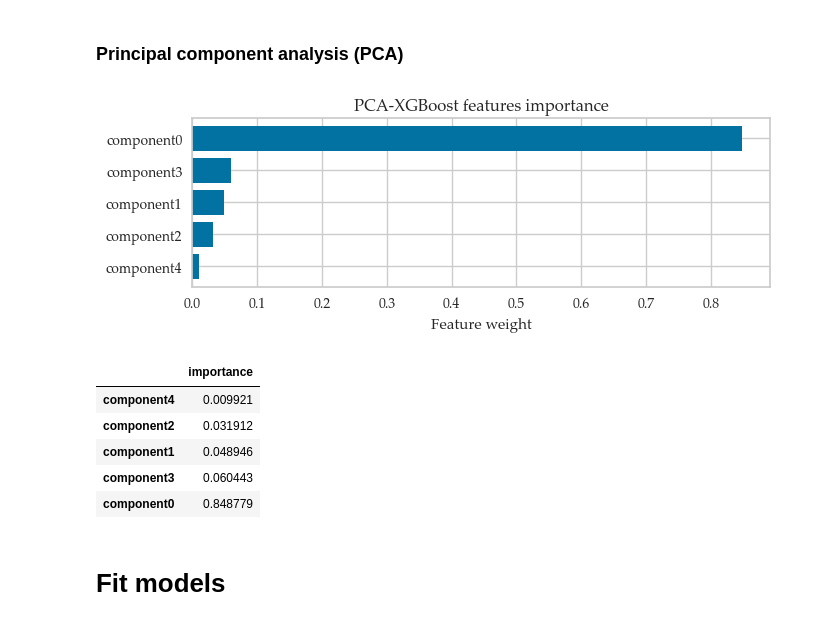
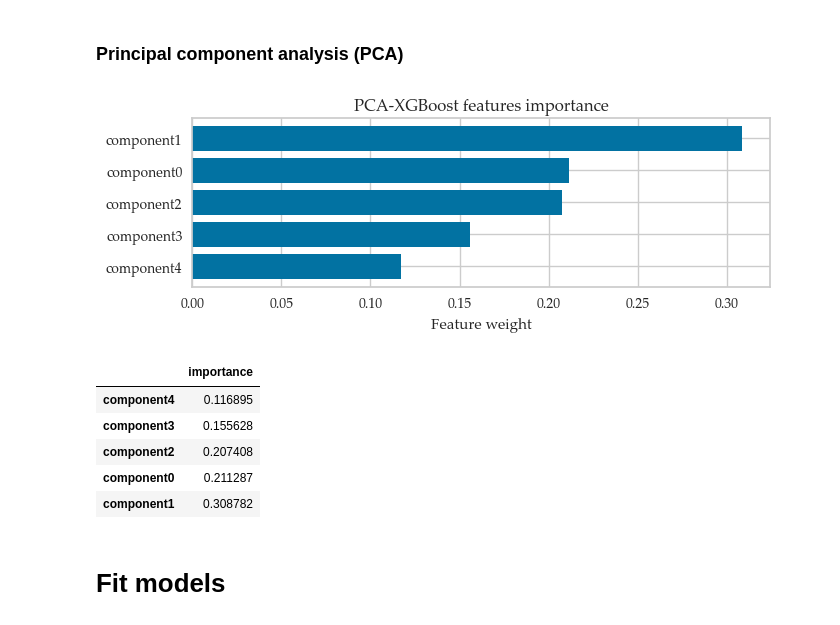
Before and after one commit to caapel/SOFC, a Jupyter notebook: SOFC_analisys.ipynb, the cells around one changed output. Cells and saved outputs as stored; diff of their text form; code cells hidden in the pictures.

```diff
--- a/SOFC_analisys.ipynb
+++ b/SOFC_analisys.ipynb
@@ -298,29 +301,29 @@ pca.fit(X_std)
 X_dec = pca.fit_transform(X_std)
 X_dec = pd.DataFrame(X_dec, columns=[f'component{i}' for i in range(n)])
 # %%
-selector = xgb.XGBRegressor(random_state=42)
+selector = xgb.XGBRegressor(objective='reg:absoluteerror', random_state=random_state)
 selector.fit(X_dec, y)
 
 feature_importances = pd.DataFrame({'importance' : selector.feature_importances_},
                                    index=X_dec.columns).sort_values(by='importance', ascending=True)
 
 plt.figure(figsize=(7, n/2))
 plt.barh(range(len(feature_importances.index)), feature_importances.importance, align='center')
 plt.yticks(range(len(feature_importances.index)), feature_importances.index)
 plt.xlabel('Feature weight')
 plt.tight_layout()
 plt.savefig('pictures/PCA-Decomposed_feature_important.png', dpi = 300, transparent = True)
 plt.title('PCA-XGBoost features importance')
 plt.show()
 
 feature_importances
 # %% [output]
-[figure, old version]
+[figure, new version]
 |  | importance |
-| component4 | 0.009921 |
-| component2 | 0.031912 |
-| component1 | 0.048946 |
-| component3 | 0.060443 |
-| component0 | 0.848779 |
+| component4 | 0.116895 |
+| component3 | 0.155628 |
+| component2 | 0.207408 |
+| component0 | 0.211287 |
+| component1 | 0.308782 |
 # %% [markdown]
 # Fit models
```
Also changed, not shown: parts of 47 cells of this notebook, 1 other file.
